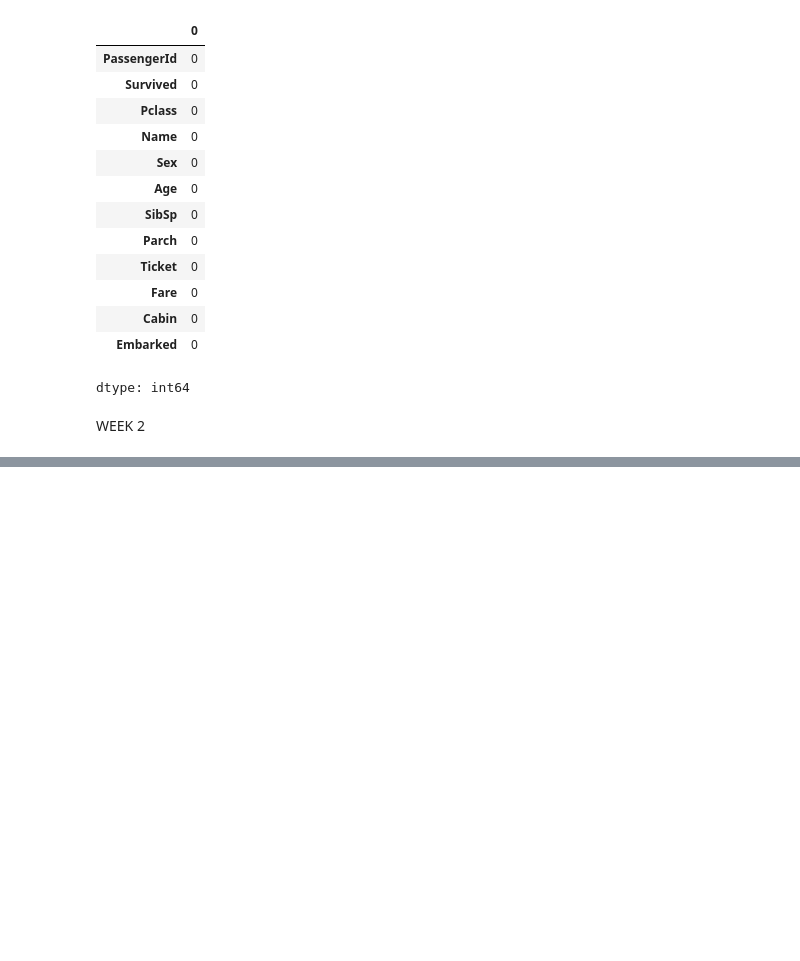
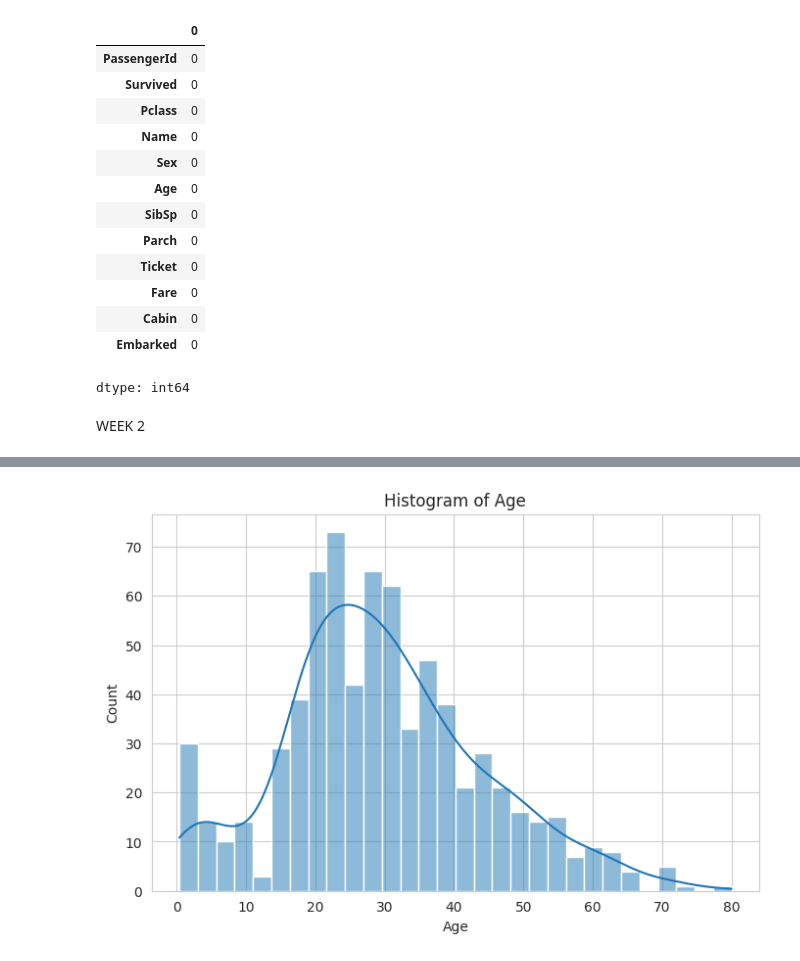
Before and after one commit to Sabir123556/Application-of-Data-mining-lab, a Jupyter notebook: ASSIGN_1(WEEK2).ipynb, the cells around one changed output, grey strips where cells are left out. Saved outputs shown, nothing was run; the diff lists cells and outputs as text; code cells hidden in the pictures; blank space fills up the shorter version.

```diff
--- a/ASSIGN_1(WEEK2).ipynb
+++ b/ASSIGN_1(WEEK2).ipynb
@@ -214,0 +194,18 @@ plt.gca().spines[['top', 'right',]].set_visible(False)
+# %%
+import pandas as pd
+import matplotlib.pyplot as plt
+import seaborn as sns
+
+# Load the dataset
+df = pd.read_csv('/content/titanic.csv')
+
+# Set style for seaborn
+sns.set_style("whitegrid")
+
+# a. Histogram
+plt.figure(figsize=(8, 5))
+sns.histplot(df['Age'].dropna(), bins=30, kde=True)
+plt.title("Histogram of Age")
+plt.show()
+# %% [output]
+[figure, added]
```
Also changed, not shown: parts of 8 cells of this notebook.
